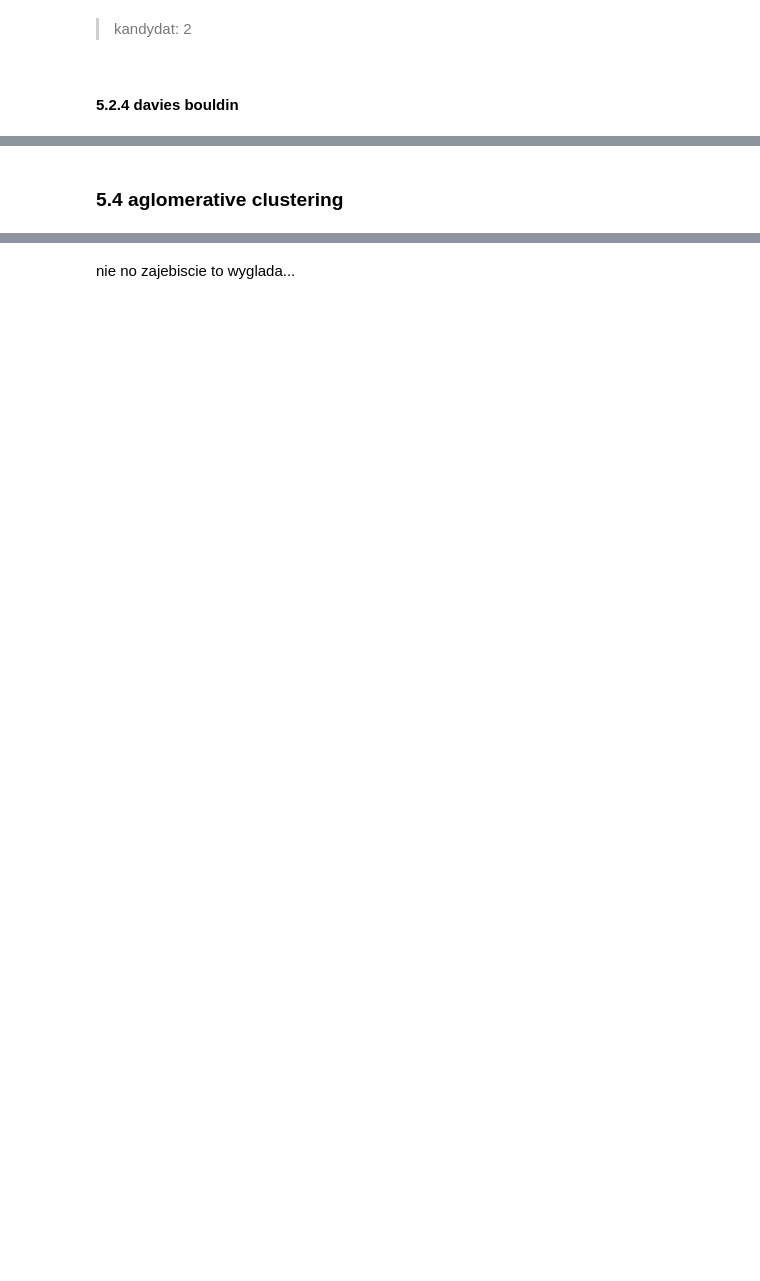
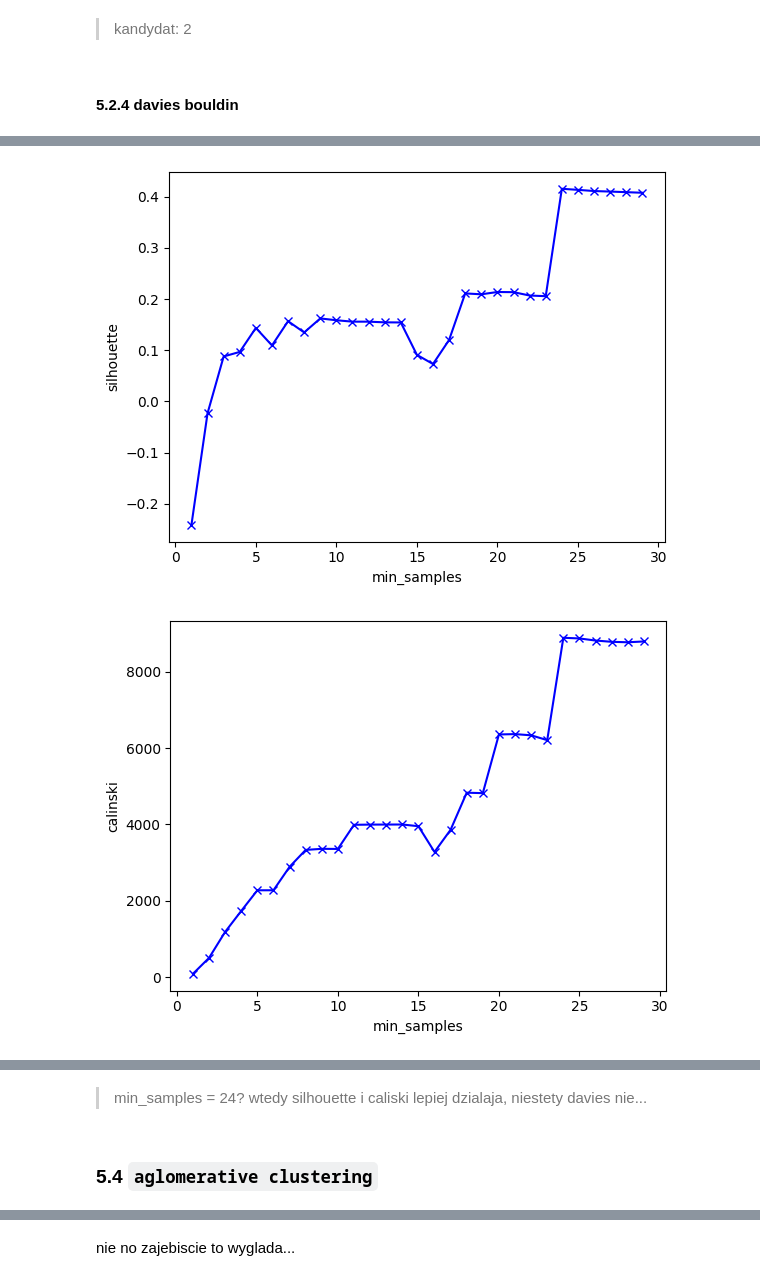
Before and after one commit to DeptuchMateusz/Human-activity-recognition-using-smartphones-clustering, a Jupyter notebook: Preprocessing/prep.ipynb, the cells around one changed output, grey strips where cells are left out. Drawn from its saved outputs; the diff is of its cells as text; code cells hidden in the pictures; blank space fills up the shorter version.

```diff
--- a/Preprocessing/prep.ipynb
+++ b/Preprocessing/prep.ipynb
@@ -304,0 +311,24 @@ Davies bouldin score:  1.966119709940955
+# %%
+from sklearn.cluster import DBSCAN
+
+
+min_samples_seq = range(1, 30)
+silhouette = []
+calinski = []
+davies = []
+n_clusters = []
+
+for min_samples in min_samples_seq:
+    dbscan = DBSCAN(eps=0.85, min_samples=min_samples, n_jobs=-1)
+    y_dbscan = dbscan.fit_predict(data)
+    silhouette.append(silhouette_score(data, y_dbscan))
+    calinski.append(calinski_harabasz_score(data, y_dbscan))
+    davies.append(davies_bouldin_score(data, y_dbscan))
+    n_clusters.append(len(set(y_dbscan)) - (1 if -1 in y_dbscan else 0))
+
+# into dataframe
+res = pd.DataFrame({'min_samples': min_samples_seq, 'silhouette': silhouette, 'calinski': calinski, 'davies': davies, 'n_clusters': n_clusters})
+
+
+
+print(res)
@@ -304,0 +353,9 @@ Davies bouldin score:  1.966119709940955
+# %%
+for col in ['silhouette', 'calinski', 'davies']:
+    plt.plot(res['min_samples'], res[col], 'bx-')
+    plt.xlabel('min_samples')
+    plt.ylabel(col)
+    plt.show()
+# %% [output]
+[figure, added]
+[figure, added]
@@ -305,5 +363,7 @@ Davies bouldin score:  1.966119709940955
+# %% [markdown]
+>min_samples = 24? wtedy silhouette i caliski lepiej dzialaja, niestety davies nie...
 # %% [markdown]
-### 5.4 aglomerative clustering
+### 5.4 `aglomerative clustering`
 # %%
 #aglomerative
 from scipy.cluster import hierarchy
```
Also changed, not shown: parts of 18 cells of this notebook.
